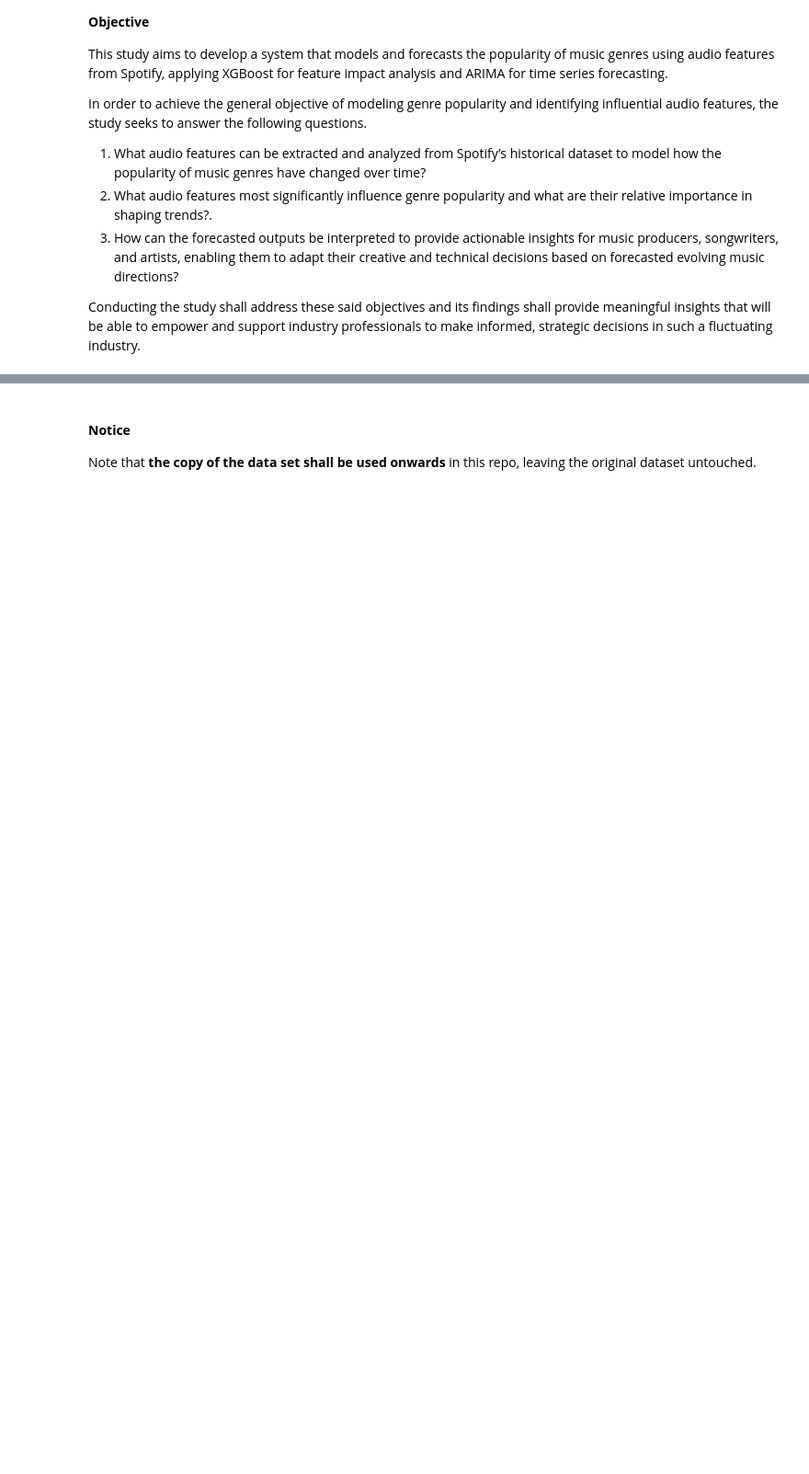
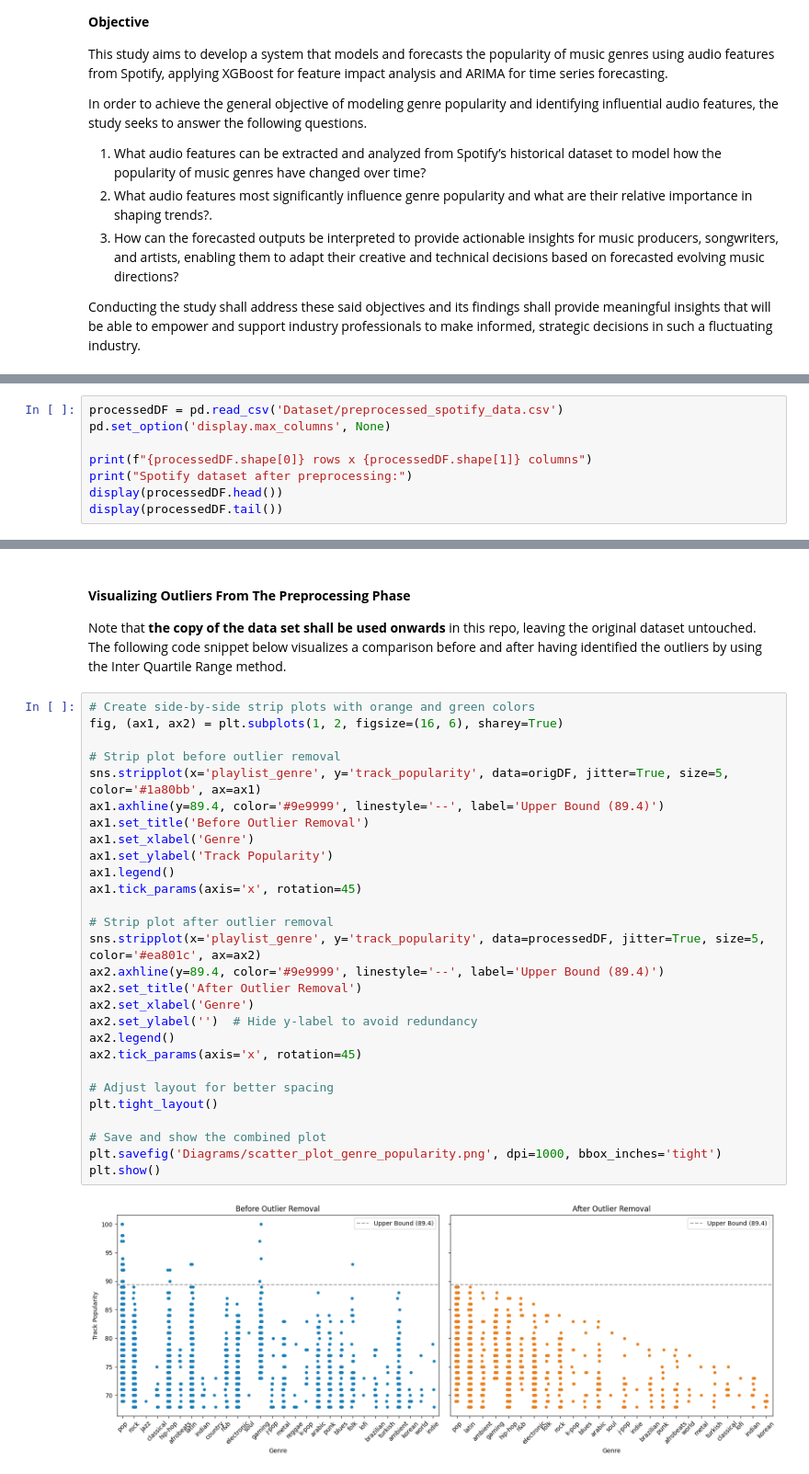
Before and after one commit to Bobberns/Beats-and-Bytes, a Jupyter notebook: 001_Overview.ipynb, the cells around one changed output, grey strips where cells are left out. Shown at 92% size. Saved outputs shown, nothing was run; the diff lists cells and outputs as text; blank space fills up the shorter version.

Commit message:
added diagrams for before and after preprocessing

```diff
--- a/001_Overview.ipynb
+++ b/001_Overview.ipynb
@@ -56,0 +56,8 @@ Last five rows:
+# %%
+processedDF = pd.read_csv('Dataset/preprocessed_spotify_data.csv')
+pd.set_option('display.max_columns', None)
+
+print(f"{processedDF.shape[0]} rows x {processedDF.shape[1]} columns")
+print("Spotify dataset after preprocessing:")
+display(processedDF.head())
+display(processedDF.tail())
@@ -57,4 +79,34 @@ Last five rows:
 # %% [markdown]
-#### **Notice**
+#### **Visualizing Outliers From The Preprocessing Phase**
 
-Note that **the copy of the data set shall be used onwards** in this repo, leaving the original dataset untouched.
+Note that **the copy of the data set shall be used onwards** in this repo, leaving the original dataset untouched. The following code snippet below visualizes a comparison before and after having identified the outliers by using the Inter Quartile Range method.
+# %%
+# Create side-by-side strip plots with orange and green colors
+fig, (ax1, ax2) = plt.subplots(1, 2, figsize=(16, 6), sharey=True)
+
+# Strip plot before outlier removal
+sns.stripplot(x='playlist_genre', y='track_popularity', data=origDF, jitter=True, size=5, color='#1a80bb', ax=ax1)
+ax1.axhline(y=89.4, color='#9e9999', linestyle='--', label='Upper Bound (89.4)')
+ax1.set_title('Before Outlier Removal')
+ax1.set_xlabel('Genre')
+ax1.set_ylabel('Track Popularity')
+ax1.legend()
+ax1.tick_params(axis='x', rotation=45)
+
+# Strip plot after outlier removal
+sns.stripplot(x='playlist_genre', y='track_popularity', data=processedDF, jitter=True, size=5, color='#ea801c', ax=ax2)
+ax2.axhline(y=89.4, color='#9e9999', linestyle='--', label='Upper Bound (89.4)')
+ax2.set_title('After Outlier Removal')
+ax2.set_xlabel('Genre')
+ax2.set_ylabel('')  # Hide y-label to avoid redundancy
+ax2.legend()
+ax2.tick_params(axis='x', rotation=45)
+
+# Adjust layout for better spacing
+plt.tight_layout()
+
+# Save and show the combined plot
+plt.savefig('Diagrams/scatter_plot_genre_popularity.png', dpi=1000, bbox_inches='tight')
+plt.show()
+# %% [output]
+[figure, added]
```
Also changed, not shown: parts of 5 cells of this notebook, 3 other files.
